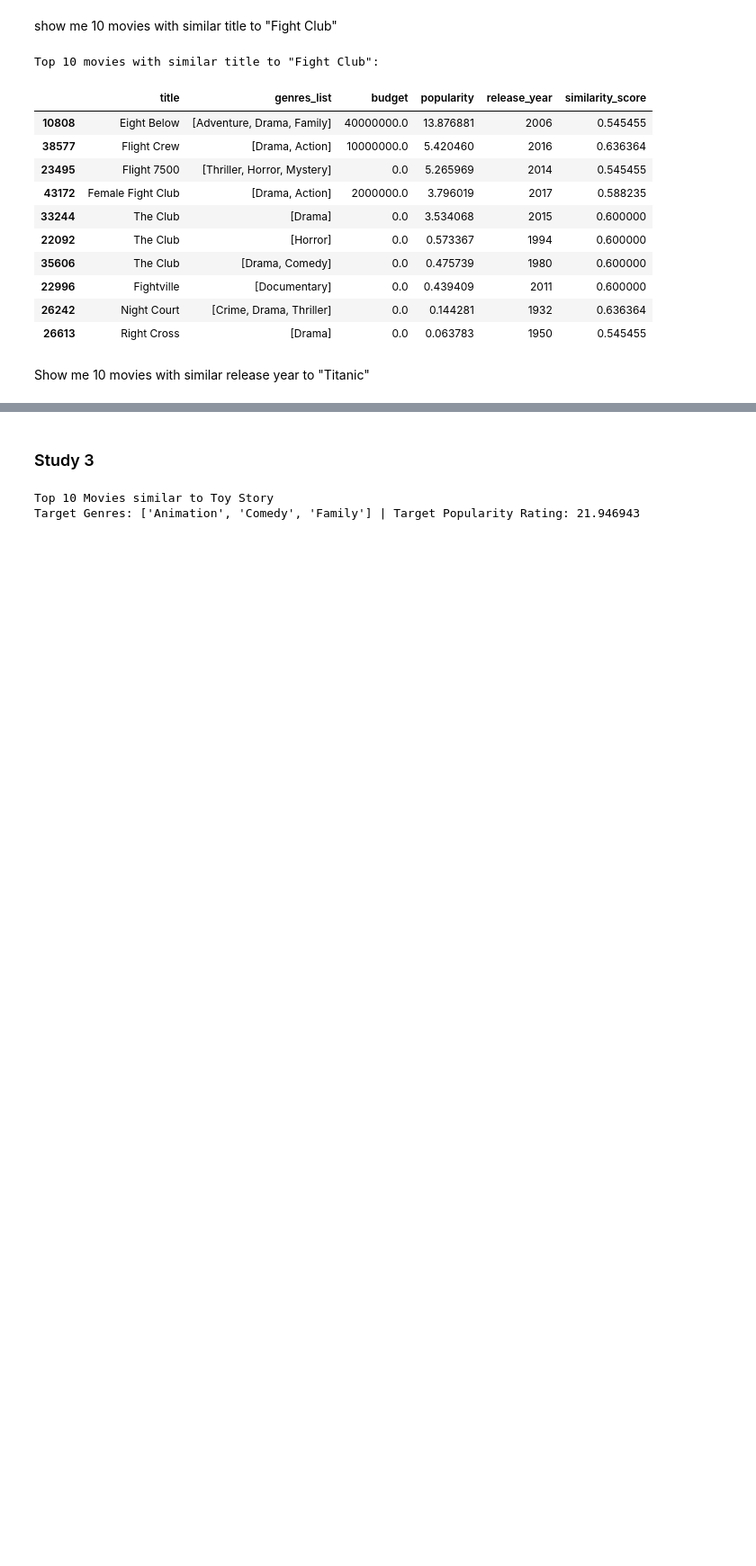
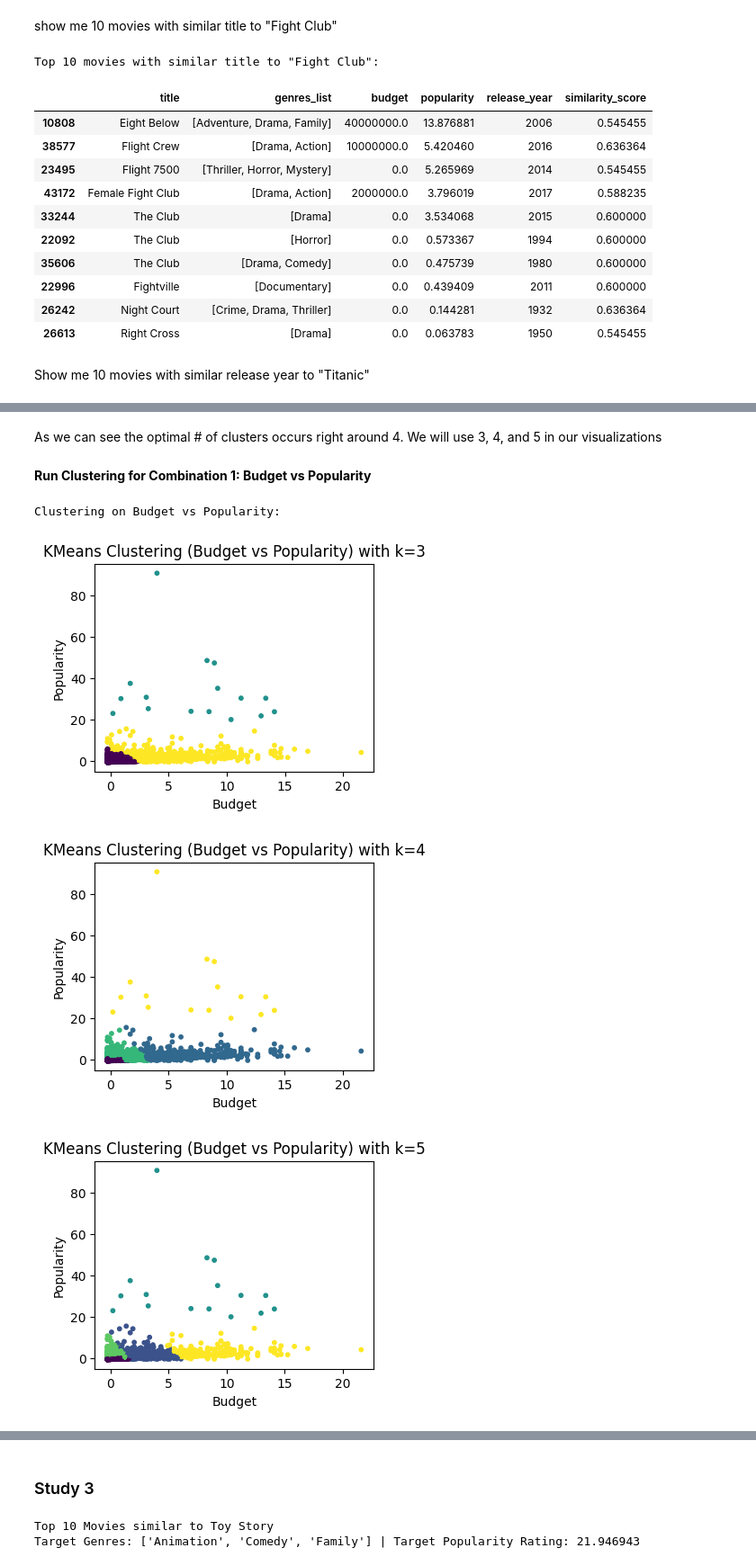
Before and after one commit to maddierioux/CSI4142_A4, a Jupyter notebook: Studies.ipynb, the cells around one changed output, grey strips where cells are left out. Shown at 90% size. Drawn from its saved outputs; the diff is of its cells as text; code cells hidden in the pictures; blank space fills up the shorter version.

```diff
--- a/Studies.ipynb
+++ b/Studies.ipynb
@@ -588,0 +743,15 @@ Top 10 movies with similar release year to "Titanic":
+# %%
+### DBSCAN Clustering
+def run_dbscan(data, combo_name, eps_values, min_samples_values):
+    for eps in eps_values:
+        for min_samples in min_samples_values:
+            dbscan = DBSCAN(eps=eps, min_samples=min_samples)
+            clusters = dbscan.fit_predict(data)
+
+            # Plot results
+            plt.figure(figsize=(4, 3))
+            plt.scatter(data[:, 0], data[:, 1], c=clusters, cmap='viridis', s=10)
+            plt.title(f'DBSCAN Clustering ({combo_name}) with eps={eps}, min_samples={min_samples}')
+            plt.xlabel(combo_name.split(" vs ")[0])
+            plt.ylabel(combo_name.split(" vs ")[1])
+            plt.show()
@@ -659,0 +771,17 @@ KeyError: ('budget', 'popularity')
+# %% [markdown]
+As we can see the optimal # of clusters occurs right around 4. We will use 3, 4, and 5 in our visualizations
+# %% [markdown]
+**Run Clustering for Combination 1: Budget vs Popularity**
+# %%
+print('Clustering on Budget vs Popularity:')
+k_values = [3,4,5]
+eps_values = [0.3, 0.5]
+min_samples_values = [5, 10]
+
+run_kmeans_with_optimal_k(combo1_scaled, 'Budget vs Popularity', k_values)
+run_dbscan(combo1_scaled, 'Budget vs Popularity', eps_values, min_samples_values)
+# %% [output]
+Clustering on Budget vs Popularity:
+[figure, added]
+[figure, added]
+[figure, added]
```
Also changed, not shown: parts of 51 cells of this notebook.
